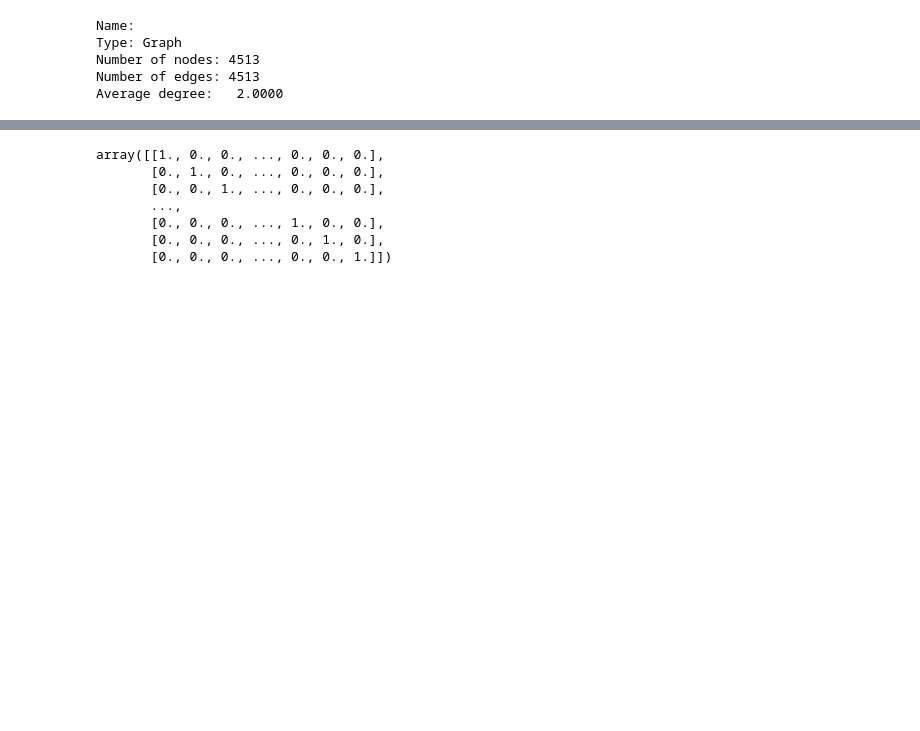
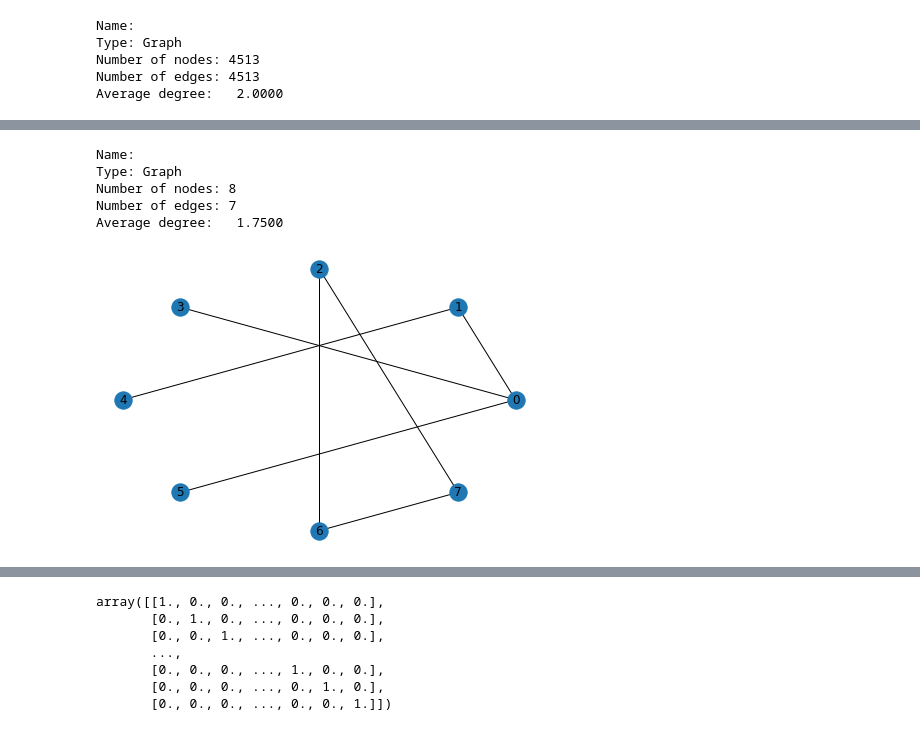
Before and after one commit to vatsal220/medium_articles, a Jupyter notebook: link_prediction/link_prediction.ipynb, the cells around one changed output, grey strips where cells are left out. Cells and saved outputs as stored; diff of their text form; code cells hidden in the pictures; blank space fills up the shorter version.

```diff
--- a/link_prediction/link_prediction.ipynb
+++ b/link_prediction/link_prediction.ipynb
@@ -207,0 +237,11 @@ test = pd.DataFrame.from_dict({
+# %%
+m = np.array([
+    [0,1,0,1,0,1,0,0],
+    [1,0,0,0,1,0,0,0],
+    [0,0,0,0,0,0,1,1],
+    [1,0,0,0,0,0,0,0],
+    [0,1,0,0,0,0,0,0],
+    [1,0,0,0,0,0,0,0],
+    [0,0,1,0,0,0,0,1],
+    [0,0,1,0,0,0,1,0]
+])
@@ -207,0 +287,13 @@ test = pd.DataFrame.from_dict({
+# %%
+tg = nx.convert_matrix.from_numpy_array(m)
+print(nx.info(tg))
+# %% [output]
+Name:
+Type: Graph
+Number of nodes: 8
+Number of edges: 7
+Average degree:   1.7500
+# %%
+nx.draw_circular(tg, with_labels = True)
+# %% [output]
+[figure, added]
```
Also changed, not shown: parts of 26 cells of this notebook.
